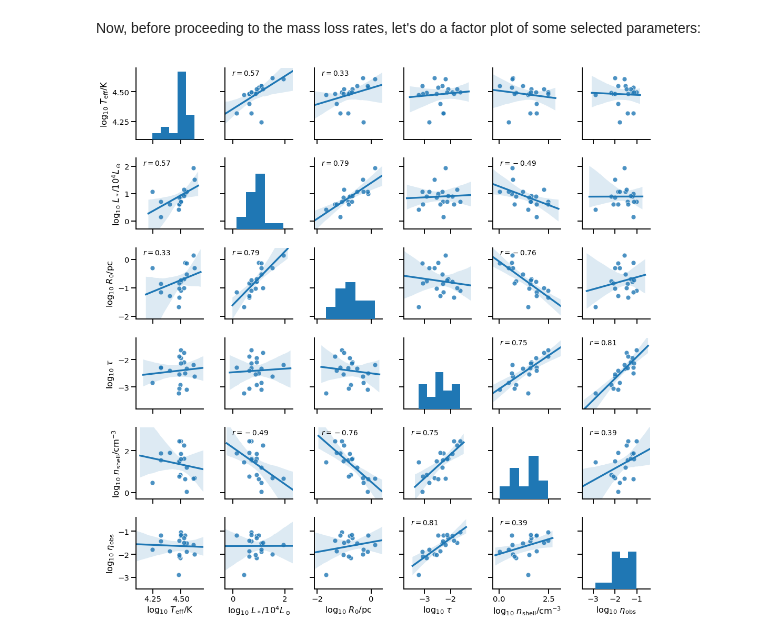
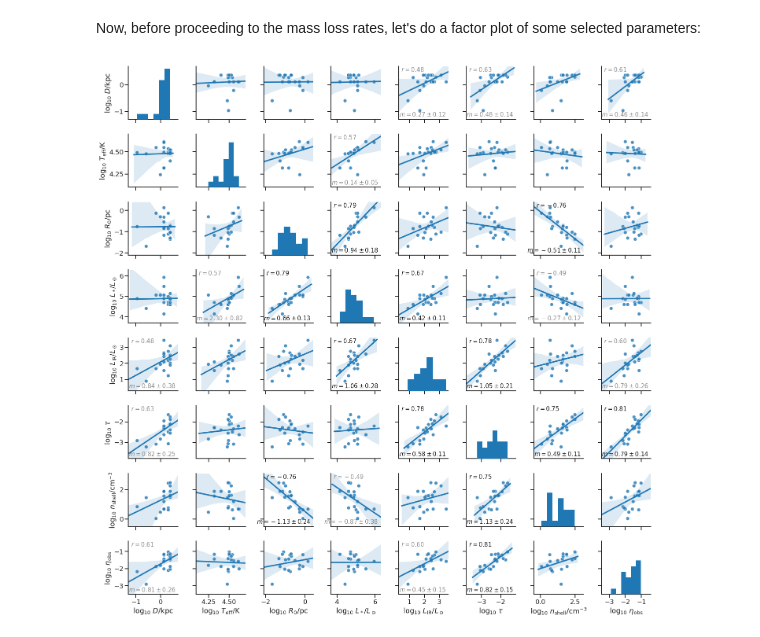
Before and after one commit to div-B-equals-0/dust-wave-case-studies, a Jupyter notebook: Kobulnicky-samples.ipynb, the cells around one changed output. Drawn from its saved outputs; the diff is of its cells as text; code cells hidden in the pictures.

```diff
--- a/Kobulnicky-samples.ipynb
+++ b/Kobulnicky-samples.ipynb
@@ -68,3 +69,6 @@ tab01
 | 709 | 17 | 20 | -0.49 | -0.327 | -0.42 | -0.822 | 8.845 | 21.85 | -0.56 | 21.1 | ... |
 # %%
 tab02 = Table.read("data/Kobulnicky2017/J_AJ_154_201_table2.dat.fits")
+# %%
+m = (tab02['RAh'] == 10)# & (tab01['RAm'] == 5)
+tab02[m]
@@ -408,7 +425,7 @@ Make a new table that just has the columns that we want.  We take the $R_0$ from
 # %% [markdown]
 It would be better to simply assume $H/R = 3 / (4 M^2)$, which is $\approx 0.1$ if $V = 30$ km/s, but more likely the velocities are lower.  Let's assume 0.25 for now.  Assume $\kappa = 600$ and $a = 11.4$ km/s
 # %%
-colnames = tt.colnames[0:5] + ['L4', 'R0', 'D_kpc']
+colnames = tt.colnames[0:5] + ['L4', 'LIR_will', 'R0', 'D_kpc', 'U']
 ttt = tt[colnames]
 ttt['tau'] = np.round(2*tt['LIR/L* will'], decimals=5)
 ttt['H/R'] =np.round(tt['Height'] / tt['R0_as'], decimals=2)
@@ -480,52 +497,69 @@ from scipy import stats
 # %%
 df = ttt.to_pandas()
 df.set_index(keys='ID', inplace=True)
-columns = ['Teff', 'L4', 'R0', 'tau', 'n_shell', 'eta_obs']
+columns = ['D_kpc', 'Teff', 'R0', 'L4', 'LIR_will', 'tau', 'n_shell', 'eta_obs']
 pretty = [
+    r'$\log_{10}\ D / \mathrm{kpc}$',
     r'$\log_{10}\ T_\mathrm{eff} / \mathrm{K}$',
-    r'$\log_{10}\ L_* / 10^4 L_\odot$',
     r'$\log_{10}\ R_0 / \mathrm{pc}$',
+    r'$\log_{10}\ L_* / L_\odot$',
+    r'$\log_{10}\ L_\mathrm{IR} / L_\odot$',
+#    r'$\log_{10}\ F_\mathrm{IR} / \mathrm{erg\ s^{-1}\ cm^{-2}}$',
     r'$\log_{10}\ \tau$',
     r'$\log_{10}\ n_\mathrm{shell} / \mathrm{cm^{-3}}$',
     r'$\log_{10}\ \eta_\mathrm{obs}$',
 ]
 minmax = [
+    [-1.3, 0.7], # D
     [4.1, 4.7], # Teff
-    [-0.3, 2.3], # L4
     [-2.1, 0.4], # R0
+    [3.7, 6.3], # was L4 (but now just L/Lsun)
+    [0.3, 3.6], # LIR
+#    [-10.3, -6.7], # FIR
     [-3.8, -1.2], # tau
-    [-0.3, 3.1], # n_shell
+    [-0.5, 3.1], # n_shell
     [-3.5, -0.4], # eta_obs
 ]
 df = df.assign(**{col: np.log10(df[col]) for col in columns})
-df = df.assign(close=pd.Categorical((df['D_kpc'] < 1.5).astype('S5')))
+df = df.assign(
+    L4=4.0 + df.L4,
+    close=pd.Categorical((df['D_kpc'] < 1.5).astype('S5')),
+)
 
 def corrfunc(x, y, **kws):
-    r, _ = stats.pearsonr(x, y)
+    slope, intercept, rvalue, pvalue, stderr = stats.linregress(x, y)
+#    r, p = stats.pearsonr(x, y)
     ax = plt.gca()
-    if abs(r) > 0.3:
-        ax.annotate("$r = {:.2f}$".format(r),
-                    xy=(.1, .9), xycoords=ax.transAxes, fontsize='small')
+    if pvalue < 0.05:
+        fontcolor = 'k' if pvalue < 0.003 else 'k'
+        fontalpha = 1.0 if pvalue < 0.003 else 0.5
+        ax.annotate(f"$r = {rvalue:.2f}$",
+                    xy=(.05, .9), xycoords=ax.transAxes,
+                    fontsize='small', color=fontcolor, alpha=fontalpha)
+        ax.annotate(rf"$m = {slope:.2f} \pm {stderr:.2f}$",
+                    xy=(.95, .05), ha='right', xycoords=ax.transAxes,
+                    fontsize='small', color=fontcolor, alpha=fontalpha)
 
-with sns.plotting_context('talk', font_scale=0.9):
+
+with sns.plotting_context('talk', font_scale=1.0):
     g = sns.pairplot(df, vars=columns,
                      diag_kind='hist',
 #             diag_kind='kde',
 #             hue='close',
                      kind='reg',
                      plot_kws=dict(scatter_kws=dict(edgecolor='w')),
-                     diag_kws=dict(bins=5),
+                     diag_kws=dict(bins=6),
                     )
     g.map_offdiag(corrfunc)
     for j, [[v1, v2], label] in enumerate(zip(minmax, pretty)):
         g.axes[j, j].set(xlim=[v1, v2], ylim=[v1, v2])
         g.axes[-1, j].set(xlabel=label)
         g.axes[j, 0].set(ylabel=label)
     plt.gcf().savefig('K18-pairplot.pdf')
 
 #df
 # %% [output]
-[figure, old version]
+[figure, new version]
 # %% [markdown]
 Some observations about these correlations:
 
```
Also changed, not shown: parts of 18 cells of this notebook, 20 other files.
